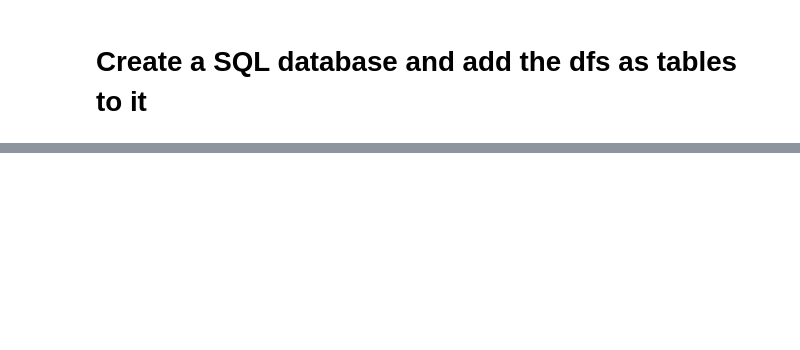
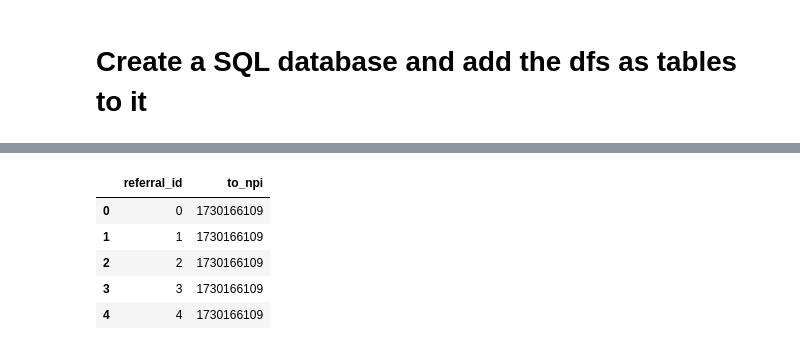
Before and after one commit to nss-data-science-cohort-5/hop_team-lincoln-lagers, a Jupyter notebook: hop.ipynb, the cells around one changed output, grey strips where cells are left out. Drawn from its saved outputs; the diff is of its cells as text; code cells hidden in the pictures; blank space fills up the shorter version.

```diff
--- a/hop.ipynb
+++ b/hop.ipynb
@@ -298,0 +331,18 @@ db.close()
+# %%
+querry="""
+SELECT *
+FROM referral_to
+LIMIT 5
+"""
+
+with sqlite3.connect('data/hopteam.sqlite') as db:
+    ref_to_sqlite=pd.read_sql(querry, db)
+
+ref_to_sqlite
+# %% [output]
+|  | referral_id | to_npi |
+| 0 | 0 | 1730166109 |
+| 1 | 1 | 1730166109 |
+| 2 | 2 | 1730166109 |
+| 3 | 3 | 1730166109 |
+| 4 | 4 | 1730166109 |
```
Also changed, not shown: parts of 5 cells of this notebook.
